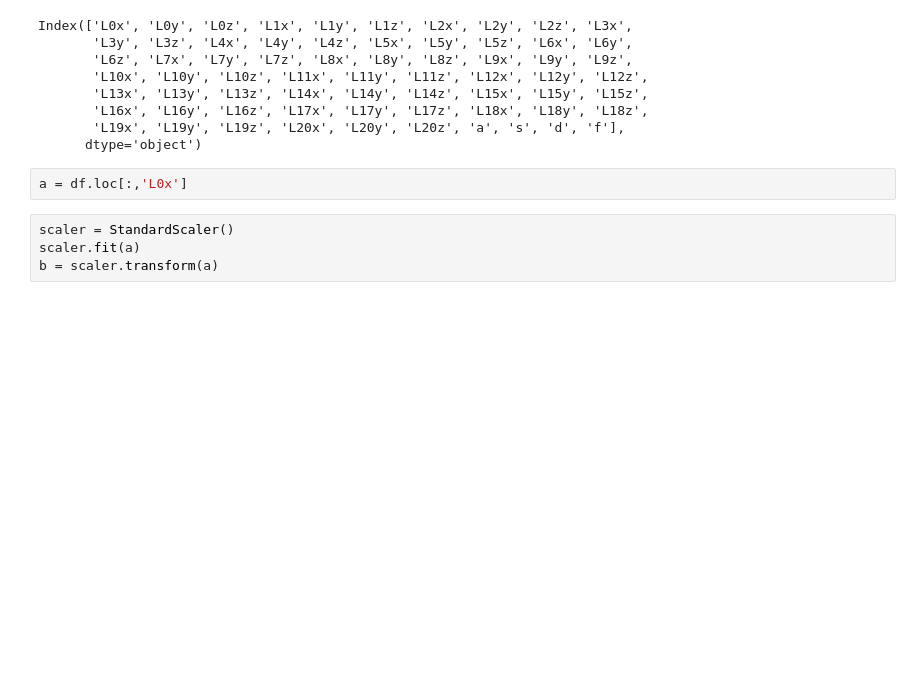
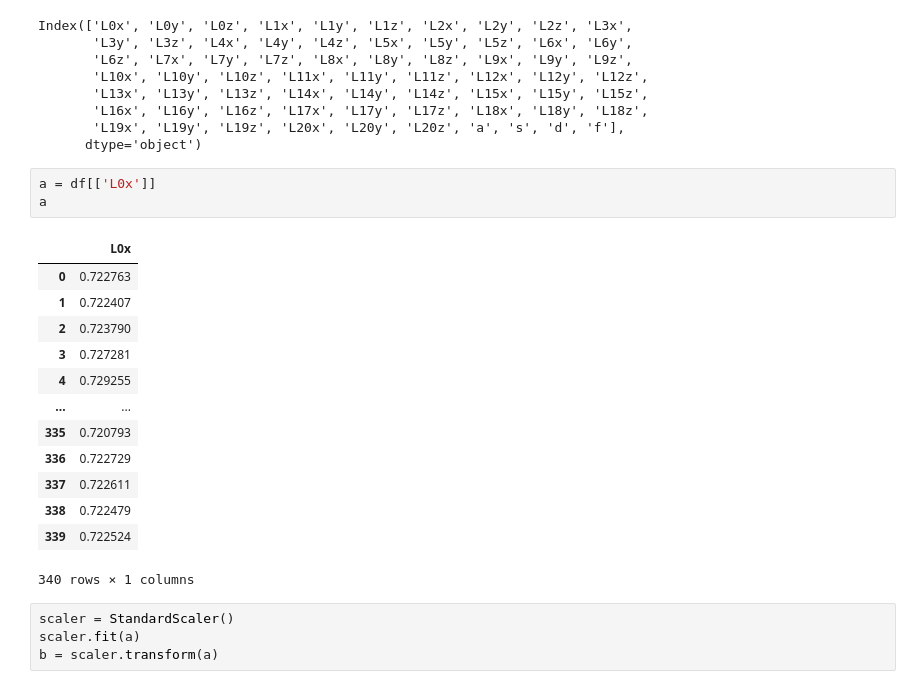
Before and after one commit to KNU-BrainAI-Capstone2021/SIB, a Jupyter notebook: examples/preprocessing/data_analyze.ipynb, the cells around one changed output. Drawn from its saved outputs; the diff is of its cells as text; blank space fills up the shorter version.

```diff
--- a/examples/preprocessing/data_analyze.ipynb
+++ b/examples/preprocessing/data_analyze.ipynb
@@ -47,7 +47,22 @@ Index(['L0x', 'L0y', 'L0z', 'L1x', 'L1y', 'L1z', 'L2x', 'L2y', 'L2z', 'L3x',
        'L19x', 'L19y', 'L19z', 'L20x', 'L20y', 'L20z', 'a', 's', 'd', 'f'],
       dtype='object')
 # %%
-a = df.loc[:,'L0x']
+a = df[['L0x']]
+a
+# %% [output]
+|  | L0x |
+| 0 | 0.722763 |
+| 1 | 0.722407 |
+| 2 | 0.723790 |
+| 3 | 0.727281 |
+| 4 | 0.729255 |
+| ... | ... |
+| 335 | 0.720793 |
+| 336 | 0.722729 |
+| 337 | 0.722611 |
+| 338 | 0.722479 |
+| 339 | 0.722524 |
+340 rows × 1 columns
 # %%
 scaler = StandardScaler()
 scaler.fit(a)
```
